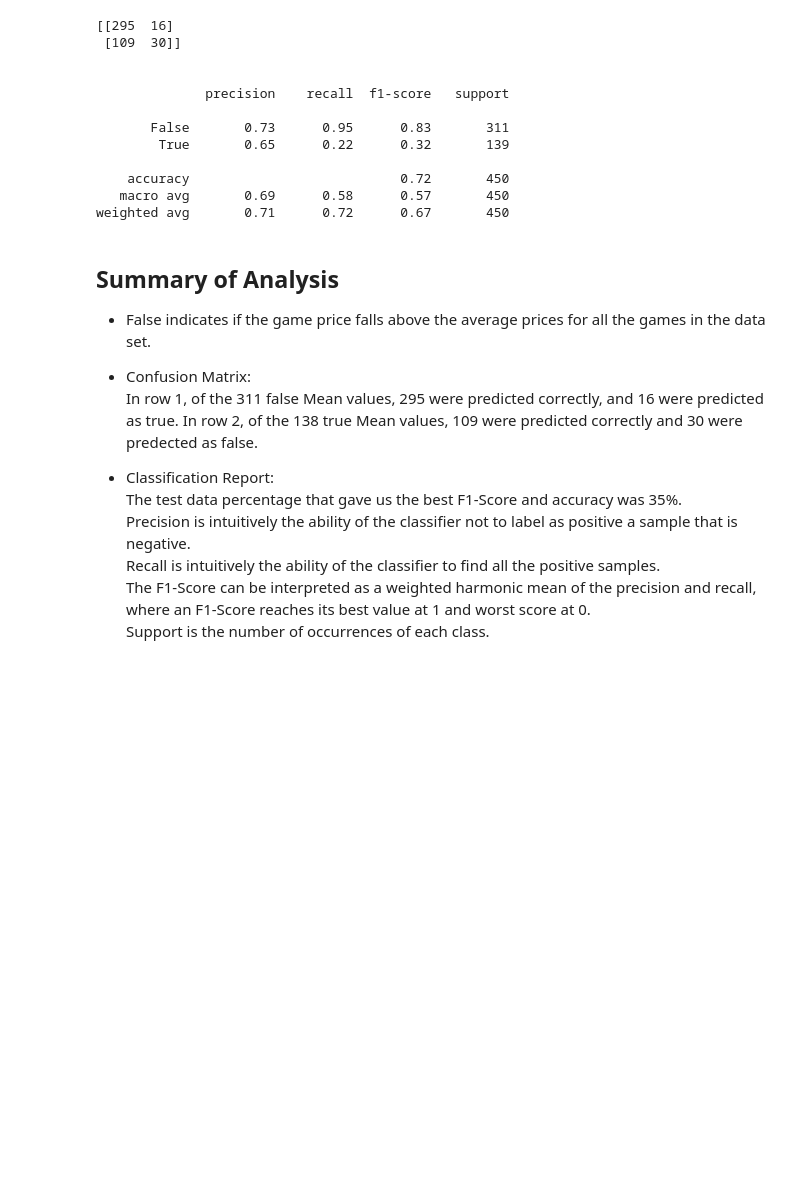
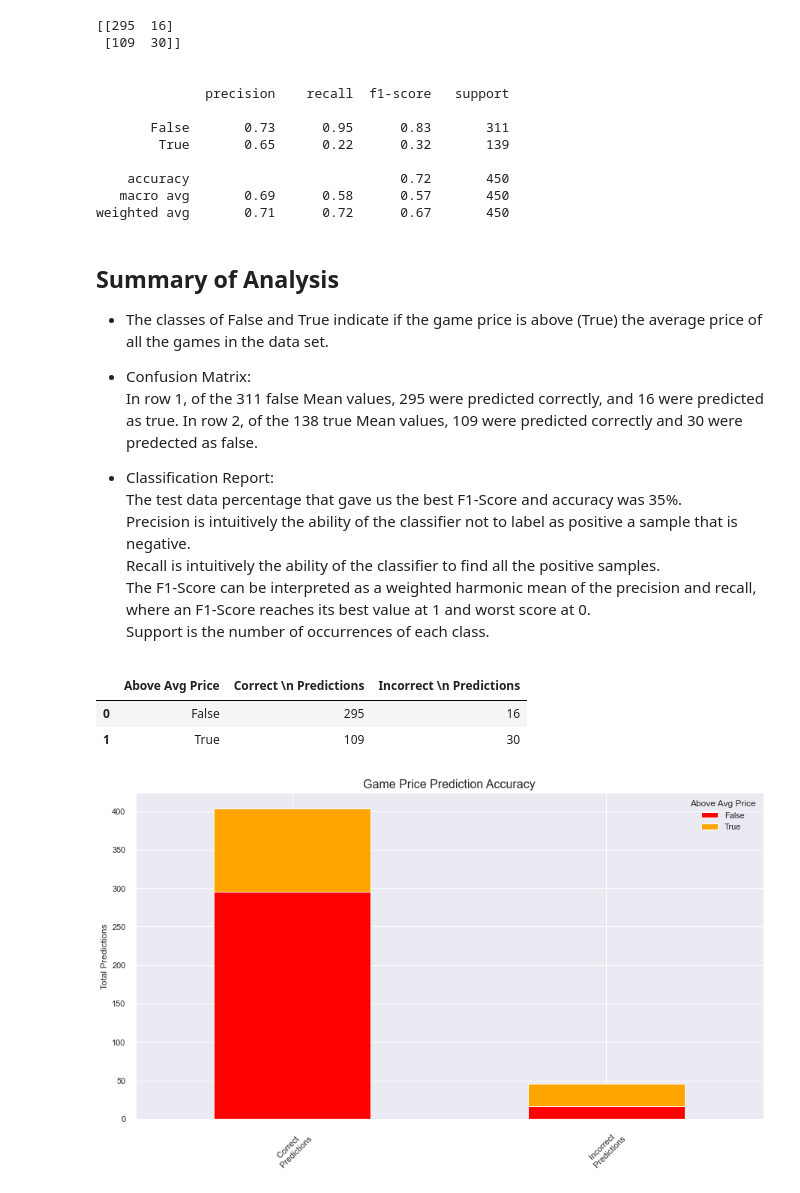
Before and after one commit to Nicole1701/video-game-prediction, a Jupyter notebook: notebooks/logistic_reg_model.ipynb, the cells around one changed output. Cells and saved outputs as stored; diff of their text form; code cells hidden in the pictures; blank space fills up the shorter version.

Commit message:
Adding plots

```diff
--- a/notebooks/logistic_reg_model.ipynb
+++ b/notebooks/logistic_reg_model.ipynb
@@ -46,9 +46,11 @@ predictions = logmodel.predict(X_test)
 from sklearn.metrics import classification_report
 from sklearn.metrics import confusion_matrix
 # %%
-print(confusion_matrix(y_test,predictions))
+cl_report = classification_report(y_test,predictions)
+matrix_array = confusion_matrix(y_test,predictions)
+print(matrix_array)
 print('\n')
-print(classification_report(y_test,predictions))
+print(cl_report)
 # %% [output]
 [[295  16]
  [109  30]]
@@ -65,7 +67,7 @@ weighted avg       0.71      0.72      0.67       450
 # %% [markdown]
 ## Summary of Analysis
 
-* False indicates if the game price falls above the average prices for all the games in the data set.
+* The classes of False and True indicate if the game price is above (True) the average price of all the games in the data set.
 
 * Confusion Matrix:
     In row 1, of the 311 false Mean values, 295 were predicted correctly, and 16 were predicted as true. In row 2, of the 138 true Mean values, 109 were predicted correctly and 30 were predected as false.
@@ -76,3 +78,23 @@ weighted avg       0.71      0.72      0.67       450
     Recall is intuitively the ability of the classifier to find all the positive samples.
     The F1-Score can be interpreted as a weighted harmonic mean of the precision and recall, where an F1-Score reaches its best value at 1 and worst score at 0.
     Support is the number of occurrences of each class.
+# %%
+matrix_array_df = pd.DataFrame(matrix_array)
+matrix_array_df = matrix_array_df.rename(index={0 : "False", 1 : "True"})
+matrix_array_df = matrix_array_df.rename(columns={0 : "Correct \n Predictions", 1 : "Incorrect \n Predictions"})
+matrix_array_df = matrix_array_df.reset_index()
+matrix_array_df = matrix_array_df.rename(columns={"index" : "Above Avg Price"})
+matrix_array_df
+# %% [output]
+|  | Above Avg Price | Correct \n Predictions | Incorrect \n Predictions |
+| 0 | False | 295 | 16 |
+| 1 | True | 109 | 30 |
+# %%
+sns.set()
+stack_plot = matrix_array_df.set_index('Above Avg Price').T.plot(kind='bar',
+            stacked=True, color=["red", "orange"], ylabel = "Total Predictions", figsize=(15,8))
+plt.xticks(rotation=45)
+plt.title("Game Price Prediction Accuracy", size="16")
+plt.savefig("matrix_plot.png")
+# %% [output]
+[figure, added]
```
Also changed, not shown: parts of 2 cells of this notebook, 2 other files.
